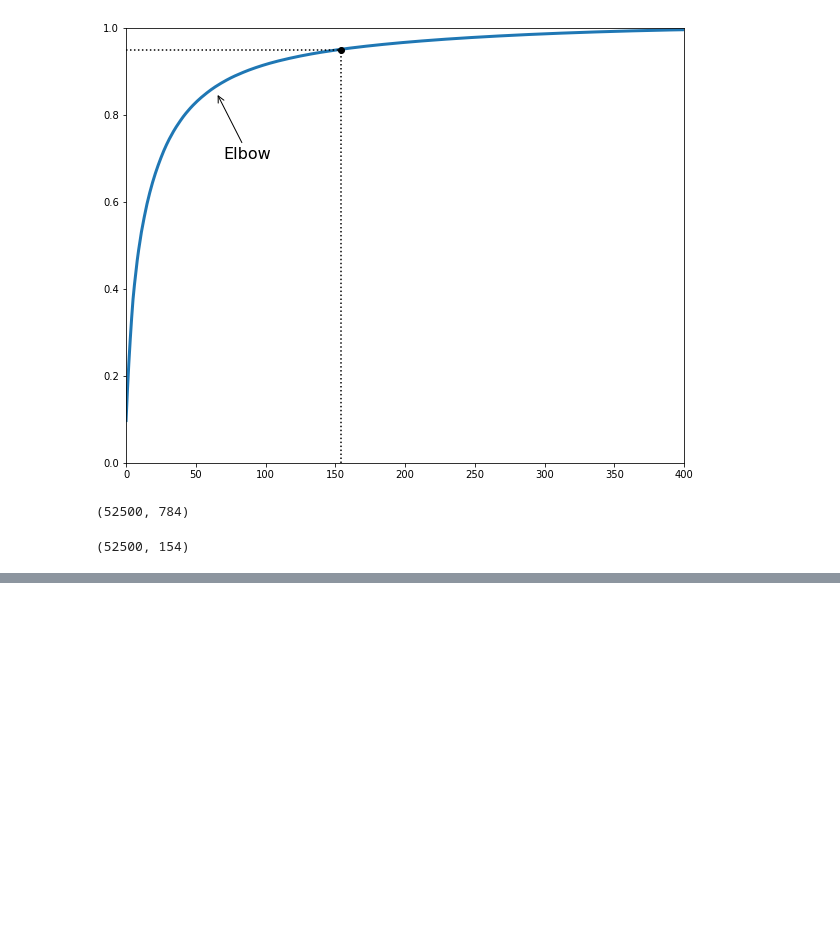
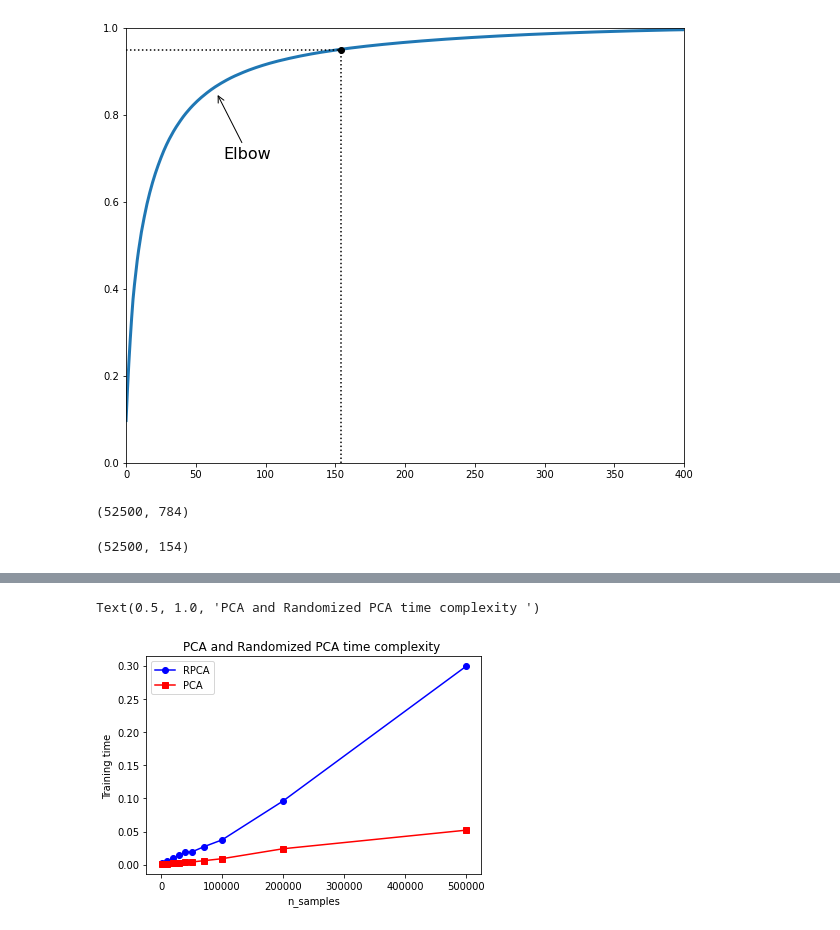
Before and after one commit to EUN-GYUL/ml_study_2023_Q1, a Jupyter notebook: dimentionality-reduction/dimentionality-reduction.ipynb, the cells around one changed output, grey strips where cells are left out. Drawn from its saved outputs; the diff is of its cells as text; code cells hidden in the pictures; blank space fills up the shorter version.

```diff
--- a/dimentionality-reduction/dimentionality-reduction.ipynb
+++ b/dimentionality-reduction/dimentionality-reduction.ipynb
@@ -183,0 +260,27 @@ X_reduced.shape
+# %%
+import time
+times_rpca = []
+times_pca = []
+sizes = [1000, 10000, 20000, 30000, 40000, 50000, 70000, 100000, 200000, 500000]
+for n_samples in sizes:
+    X = np.random.randn(n_samples, 5)
+    pca = PCA(n_components=2, svd_solver="randomized", random_state=42)
+    t1 = time.time()
+    pca.fit(X)
+    t2 = time.time()
+    times_rpca.append(t2 - t1)
+    pca = PCA(n_components=2, svd_solver="full")
+    t1 = time.time()
+    pca.fit(X)
+    t2 = time.time()
+    times_pca.append(t2 - t1)
+
+plt.plot(sizes, times_rpca, "b-o", label="RPCA")
+plt.plot(sizes, times_pca, "r-s", label="PCA")
+plt.xlabel("n_samples")
+plt.ylabel("Training time")
+plt.legend(loc="upper left")
+plt.title("PCA and Randomized PCA time complexity ")
+# %% [output]
+Text(0.5, 1.0, 'PCA and Randomized PCA time complexity ')
+[figure, added]
```
Also changed, not shown: parts of 12 cells of this notebook, 1 other file.
